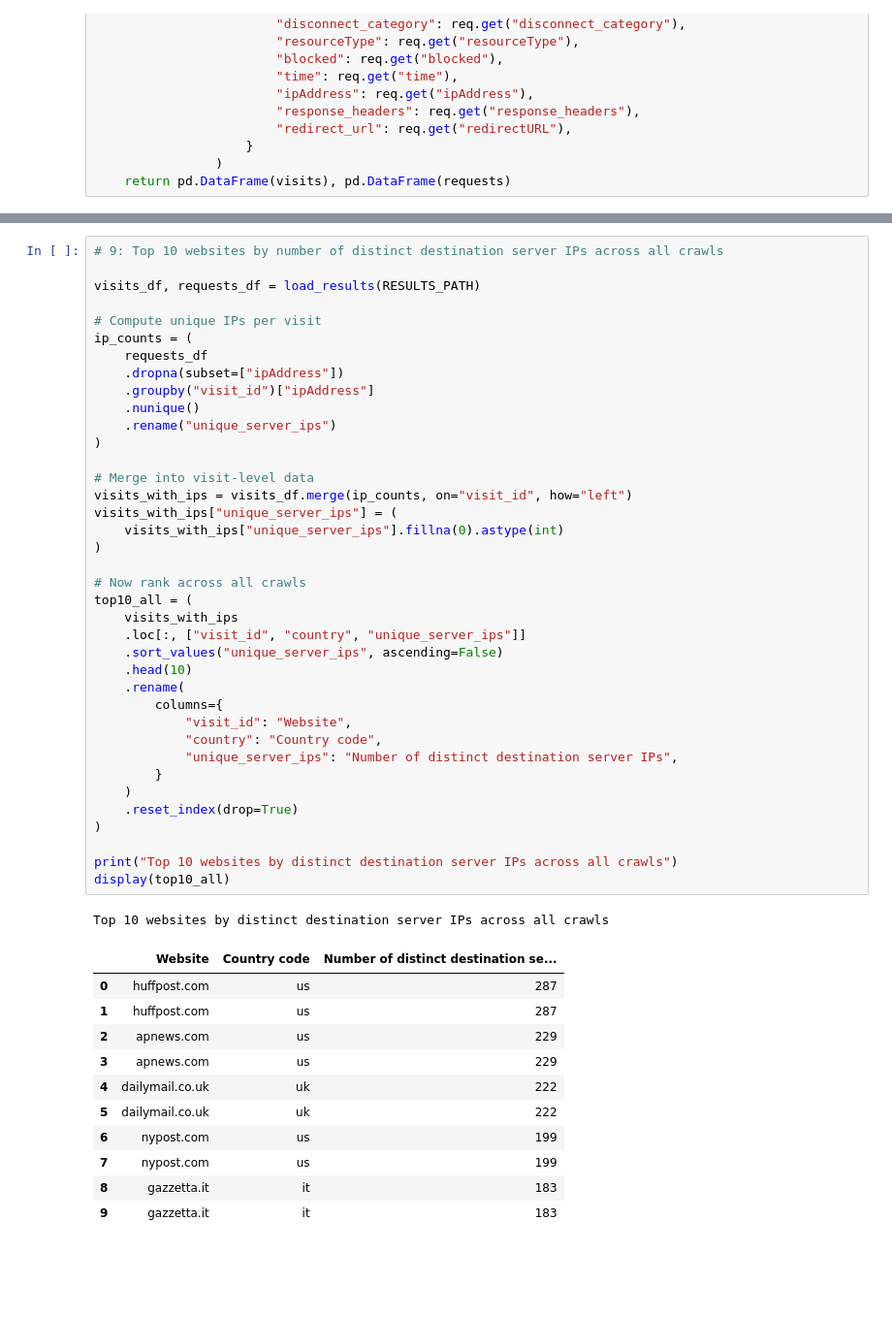
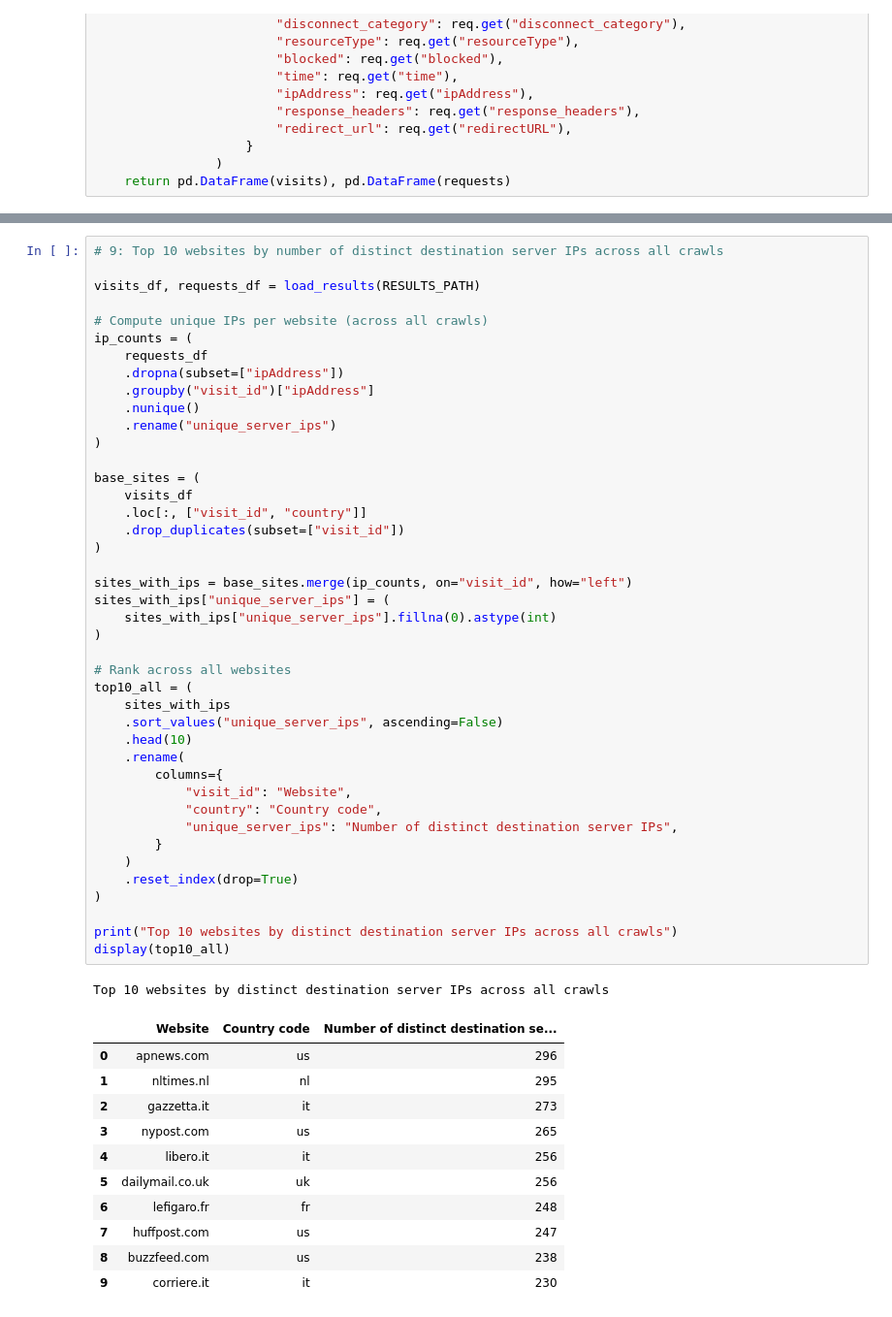
Before and after one commit to najeh-halawani/Automated-Web-Tracking-Detection-and-Privacy-Compliance-Analyzer, a Jupyter notebook: analysis/plot.ipynb, the cells around one changed output, grey strips where cells are left out. Shown: that part at 97% size. Drawn from its saved outputs; the diff is of its cells as text; blank space fills up the shorter version.

```diff
--- a/analysis/plot.ipynb
+++ b/analysis/plot.ipynb
@@ -580,49 +687,53 @@ Top 10 websites by distinct third-party domains: Crawl-Block
 
 visits_df, requests_df = load_results(RESULTS_PATH)
 
-# Compute unique IPs per visit
+# Compute unique IPs per website (across all crawls)
 ip_counts = (
     requests_df
     .dropna(subset=["ipAddress"])
     .groupby("visit_id")["ipAddress"]
     .nunique()
     .rename("unique_server_ips")
 )
 
-# Merge into visit-level data
-visits_with_ips = visits_df.merge(ip_counts, on="visit_id", how="left")
-visits_with_ips["unique_server_ips"] = (
-    visits_with_ips["unique_server_ips"].fillna(0).astype(int)
+base_sites = (
+    visits_df
+    .loc[:, ["visit_id", "country"]]
+    .drop_duplicates(subset=["visit_id"])
 )
 
-# Now rank across all crawls
+sites_with_ips = base_sites.merge(ip_counts, on="visit_id", how="left")
+sites_with_ips["unique_server_ips"] = (
+    sites_with_ips["unique_server_ips"].fillna(0).astype(int)
+)
+
+# Rank across all websites
 top10_all = (
-    visits_with_ips
-    .loc[:, ["visit_id", "country", "unique_server_ips"]]
+    sites_with_ips
     .sort_values("unique_server_ips", ascending=False)
     .head(10)
     .rename(
         columns={
             "visit_id": "Website",
             "country": "Country code",
             "unique_server_ips": "Number of distinct destination server IPs",
         }
     )
     .reset_index(drop=True)
 )
 
 print("Top 10 websites by distinct destination server IPs across all crawls")
 display(top10_all)
 # %% [output]
 Top 10 websites by distinct destination server IPs across all crawls
 |  | Website | Country code | Number of distinct destination se... |
-| 0 | huffpost.com | us | 287 |
-| 1 | huffpost.com | us | 287 |
-| 2 | apnews.com | us | 229 |
-| 3 | apnews.com | us | 229 |
-| 4 | dailymail.co.uk | uk | 222 |
-| 5 | dailymail.co.uk | uk | 222 |
-| 6 | nypost.com | us | 199 |
-| 7 | nypost.com | us | 199 |
-| 8 | gazzetta.it | it | 183 |
-| 9 | gazzetta.it | it | 183 |
+| 0 | apnews.com | us | 296 |
+| 1 | nltimes.nl | nl | 295 |
+| 2 | gazzetta.it | it | 273 |
+| 3 | nypost.com | us | 265 |
+| 4 | libero.it | it | 256 |
+| 5 | dailymail.co.uk | uk | 256 |
+| 6 | lefigaro.fr | fr | 248 |
+| 7 | huffpost.com | us | 247 |
+| 8 | buzzfeed.com | us | 238 |
+| 9 | corriere.it | it | 230 |
```
Also changed, not shown: parts of 32 cells of this notebook.
